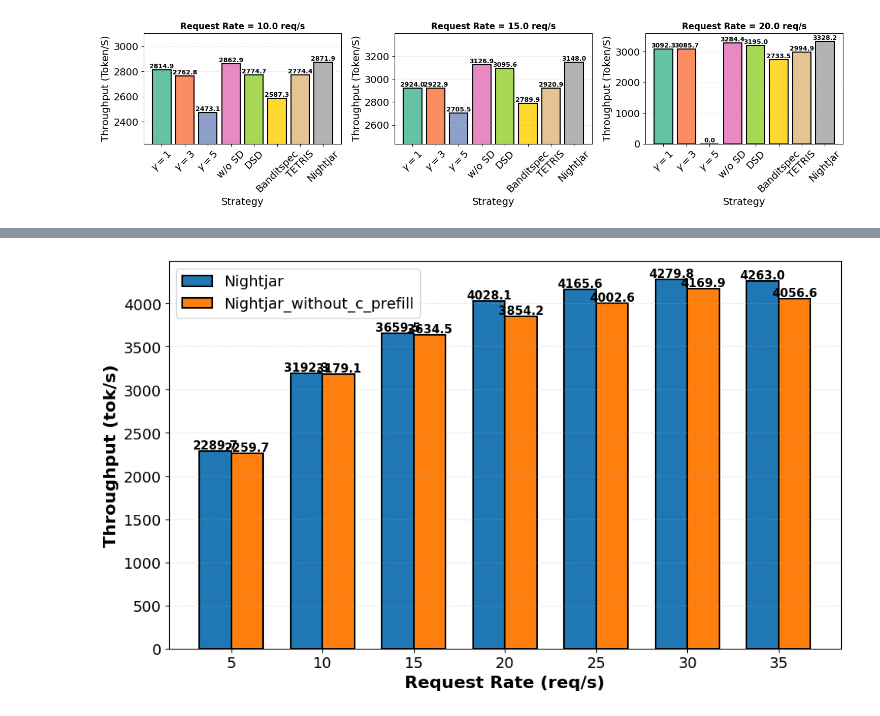
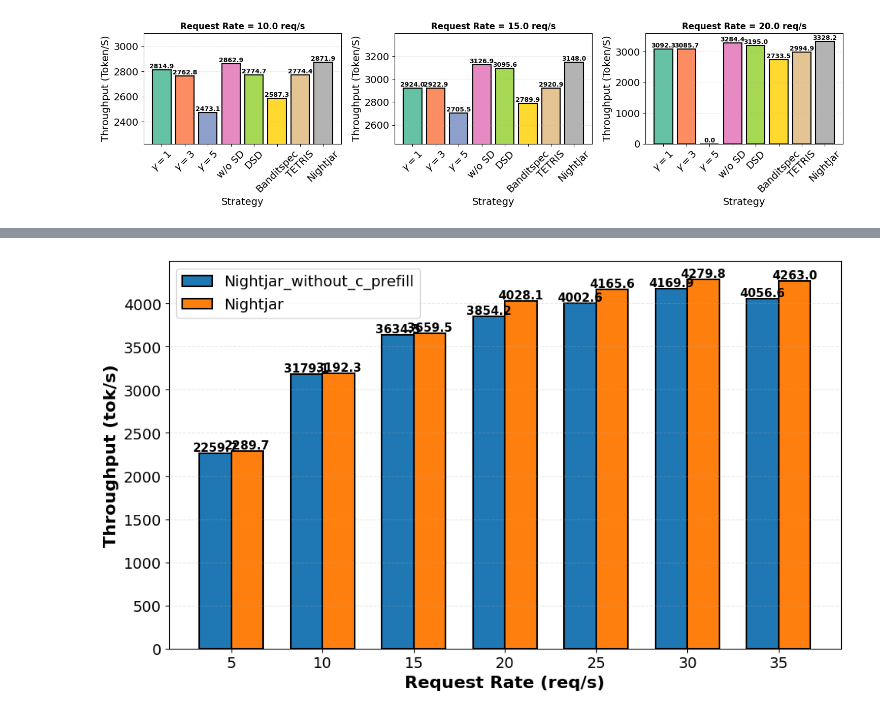
Before and after one commit to lihuahua123/vllm_speculative, a Jupyter notebook: exps/draw2.ipynb, the cells around one changed output, grey strips where cells are left out. Cells and saved outputs as stored; diff of their text form; code cells hidden in the pictures.

```diff
--- a/exps/draw2.ipynb
+++ b/exps/draw2.ipynb
@@ -1436,34 +1436,35 @@ for rate in request_rates:
         nightjar_values.append(0)
 
     if not nightjar_offload_data.empty:
         nightjar_offload_values.append(nightjar_offload_data['total_token_throughput_tok_per_s'].values[0])
     else:
         nightjar_offload_values.append(0)
 
+
+bars2 = ax.bar(x - width/2, nightjar_offload_values, width, label=other_strategies, edgecolor='black', linewidth=1.5)
 # 绘制柱状图
-bars1 = ax.bar(x - width/2, nightjar_values, width, label='Nightjar', edgecolor='black', linewidth=1.5)
-bars2 = ax.bar(x + width/2, nightjar_offload_values, width, label=other_strategies, edgecolor='black', linewidth=1.5)
+bars1 = ax.bar(x + width/2, nightjar_values, width, label='Nightjar', edgecolor='black', linewidth=1.5)
 
 # 在柱子上添加数值标签
 for bars in [bars1, bars2]:
     for bar in bars:
         height = bar.get_height()
         ax.text(bar.get_x() + bar.get_width()/2., height,
                 f'{height:.1f}',
                 ha='center', va='bottom', fontsize=11, fontweight='bold')
 
 # 设置图表属性
 ax.set_xlabel('Request Rate (req/s)', fontweight='bold')
 ax.set_ylabel('Throughput (tok/s)', fontweight='bold')
 # ax.set_title('Nightjar vs Nightjar-Offload Comparison', fontweight='bold', fontsize=16)
 ax.set_xticks(x)
 ax.set_xticklabels([f'{int(rate)}' for rate in request_rates])
 ax.legend()
 ax.grid(True, axis='y', linestyle='--', alpha=0.3)
 
 # 调整布局
 plt.tight_layout()
-plt.savefig('./figs/nightjar_comparison.pdf', dpi=400, bbox_inches='tight', pad_inches=0.2)
+plt.savefig('./figs/c_prefill_comparison.pdf', dpi=400, bbox_inches='tight', pad_inches=0.2)
 plt.show()
 # %% [output]
-[figure, old version]
+[figure, new version]
```
Also changed, not shown: parts of 1 cell of this notebook, 11 other files.
